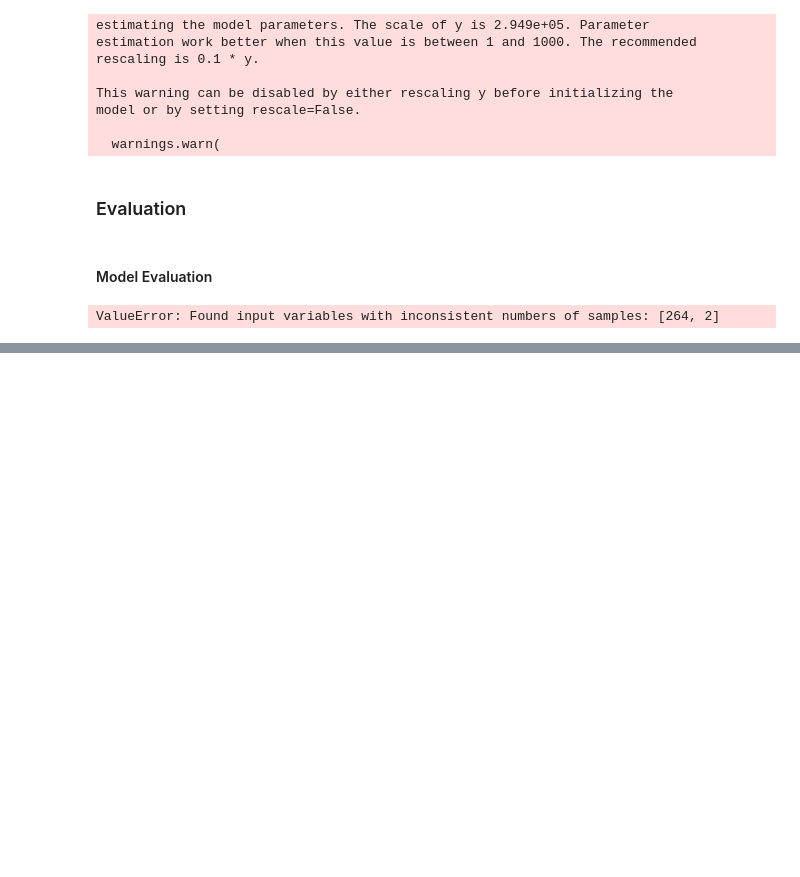
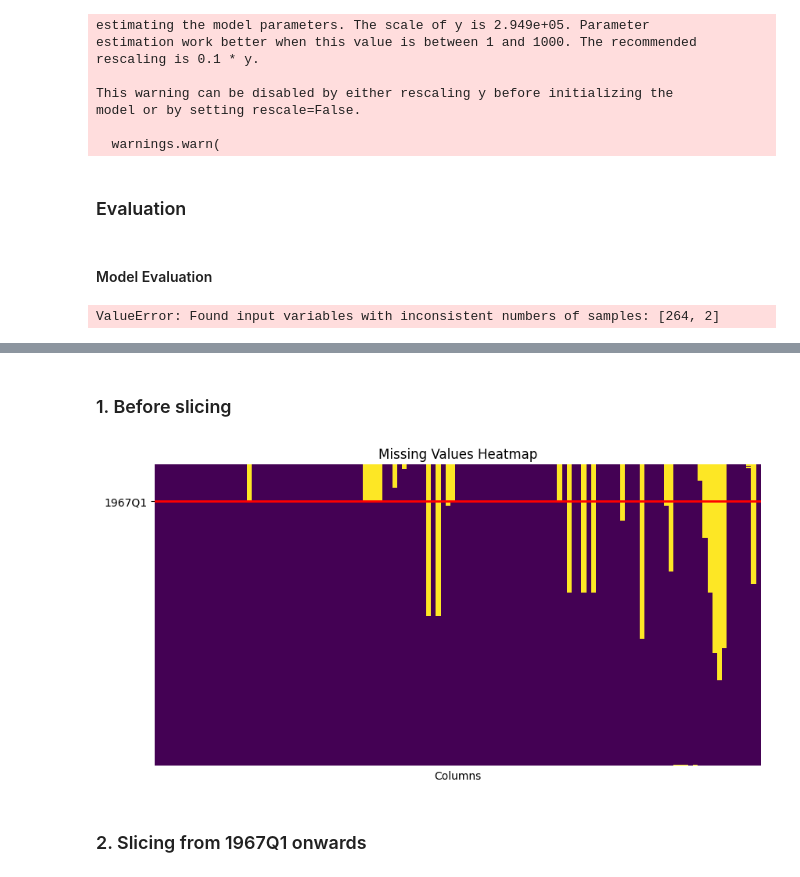
Before and after one commit to turrrray/dsedatathon, a Jupyter notebook: NUS_DSESC_DATABUSTERS_XX.ipynb, the cells around one changed output, grey strips where cells are left out. Saved outputs shown, nothing was run; the diff lists cells and outputs as text; code cells hidden in the pictures; blank space fills up the shorter version.

```diff
--- a/NUS_DSESC_DATABUSTERS_XX.ipynb
+++ b/NUS_DSESC_DATABUSTERS_XX.ipynb
@@ -243,0 +267,8 @@ ValueError: Found input variables with inconsistent numbers of samples: [264, 2]
+# %%
+# load data
+quar_df = pd.read_csv('Quarterly Data.csv', index_col= [0])
+quar_df.columns = [c.upper() for c in quar_df.columns]
+factors = quar_df.loc["factors"]
+tcodes = quar_df.loc["transform"]
+
+quar_df.head()
@@ -243,0 +284,13 @@ ValueError: Found input variables with inconsistent numbers of samples: [264, 2]
+# %%
+# remove non-SW factors
+columns_to_remove = quar_df.columns[factors == 0]
+quar_df= quar_df.drop(columns=columns_to_remove)
+quar_df_filter = quar_df.iloc[2:]
+
+
+# process dates , converting to time series as index by quarters
+quar_df_filter = quar_df_filter.loc[pd.notna(quar_df_filter.index), :]
+quar_df_filter.index = pd.date_range(start="1959-01-01", freq="Q", periods=len(quar_df_filter))
+quar_df_filter.index = quar_df_filter.index.to_period("Q") # converting to period indexed by quarters
+
+quar_df_filter.head()
@@ -243,0 +310,29 @@ ValueError: Found input variables with inconsistent numbers of samples: [264, 2]
+# %% [markdown]
+### 1. Before slicing
+# %%
+import pandas as pd
+import seaborn as sns
+
+import matplotlib.pyplot as plt
+
+# Plot NaN heatmap
+plt.figure(figsize=(10, 5))
+sns.heatmap(quar_df_filter.isna(), cmap="viridis", cbar=False, yticklabels=False,xticklabels=False)
+
+# Plot horizontal line at '1967 Q1'
+plt.axhline(y=quar_df_filter.index.get_loc('1967Q1'), color="red", linestyle="-", linewidth=2)
+#adding 1967Q1 label
+plt.yticks([quar_df_filter.index.get_loc('1967Q1')], ['1967Q1'])
+
+
+
+
+# Labels and title
+plt.xlabel("Columns")
+#plt.ylabel("Time")
+plt.title("Missing Values Heatmap")
+plt.show()
+# %% [output]
+[figure, added]
+# %% [markdown]
+### 2. Slicing from 1967Q1 onwards
```
Also changed, not shown: parts of 33 cells of this notebook.
